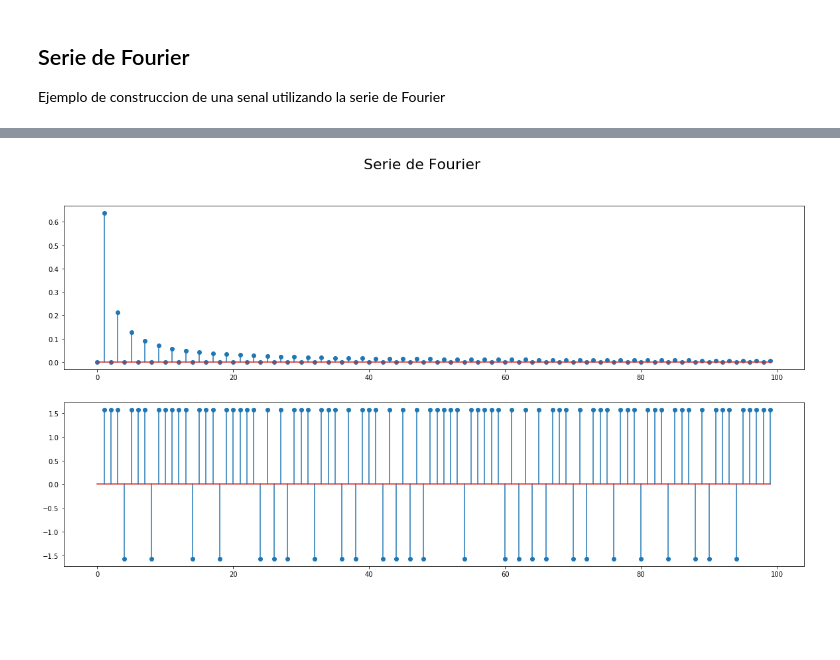
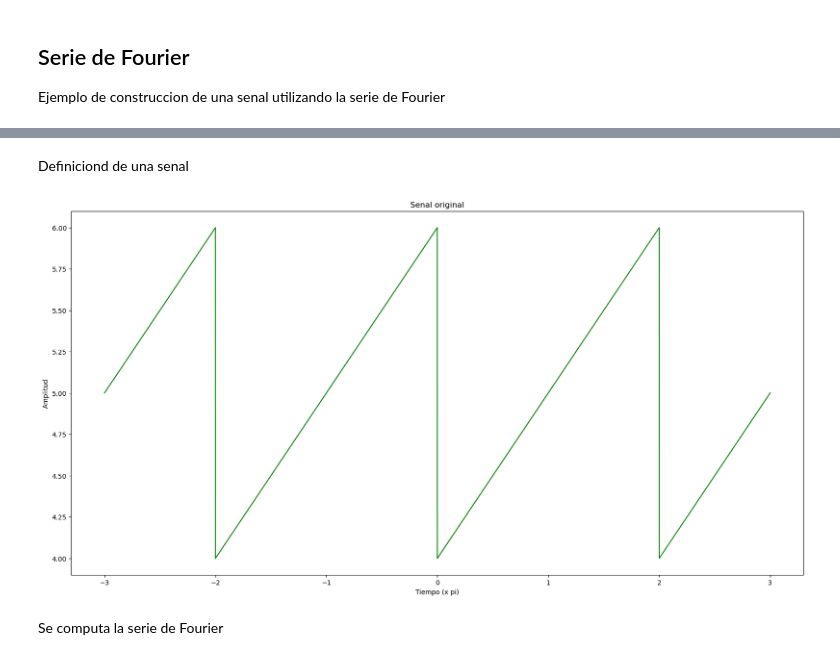
Before and after one commit to AgustinSolano/SyS_scriptsbook, a Jupyter notebook: _sources/md_scripts/Serie_de_Fourier.ipynb, the cells around one changed output, grey strips where cells are left out. Cells and saved outputs as stored; diff of their text form; code cells hidden in the pictures; blank space fills up the shorter version.

```diff
--- a/_sources/md_scripts/Serie_de_Fourier.ipynb
+++ b/_sources/md_scripts/Serie_de_Fourier.ipynb
@@ -91,17 +28,24 @@ plt.show()
-# %%
-Xn_modulo = np.sqrt(np.power(np.array(An)/2,2) + np.power(np.array(Bn)/2,2))
-Xn_fase = np.arctan(np.array(Bn)/np.array(An))
-
-fig, ax = plt.subplots(2,1)
-fig.suptitle('Serie de Fourier', fontsize=22)
-fig.set_size_inches(20, 10)
-ax[0].stem(Xn_modulo)
-#ax[0].set_title("Senal original")
-ax[1].stem(Xn_fase)
-#ax[1].set_title("Suma de Fourier (Serie)")
-#ax[2].plot(t,y,'g')
-#ax[2].plot(t,sum,'r--')
-#ax[2].set_title("Senial y reconstruccion")
-plt.show()
-# %% [output]
-[figure, removed]
+# %% [markdown]
+Definiciond de una senal
+# %%
+#Defino un vector x entre –π to +π
+t=np.arange(-3*np.pi,3*np.pi,0.001)
+
+# Genera una senal cuadrada utilizando scipy
+#y=square(t)
+
+# Senal diente de sierra
+offset = 5
+y = (sawtooth(t) + offset)
+# %%
+fig1, ax1 = plt.subplots(1,1)
+fig1.set_size_inches(20, 10)
+ax1.plot(t/(np.pi),y,'g')
+ax1.set_title("Senal original")
+ax1.set_xlabel("Tiempo (x pi)")
+ax1.set_ylabel("Amplitud")
+plt.show()
+# %% [output]
+[figure, added]
+# %% [markdown]
+Se computa la serie de Fourier
```
Also changed, not shown: parts of 9 cells of this notebook, 5 other files.
